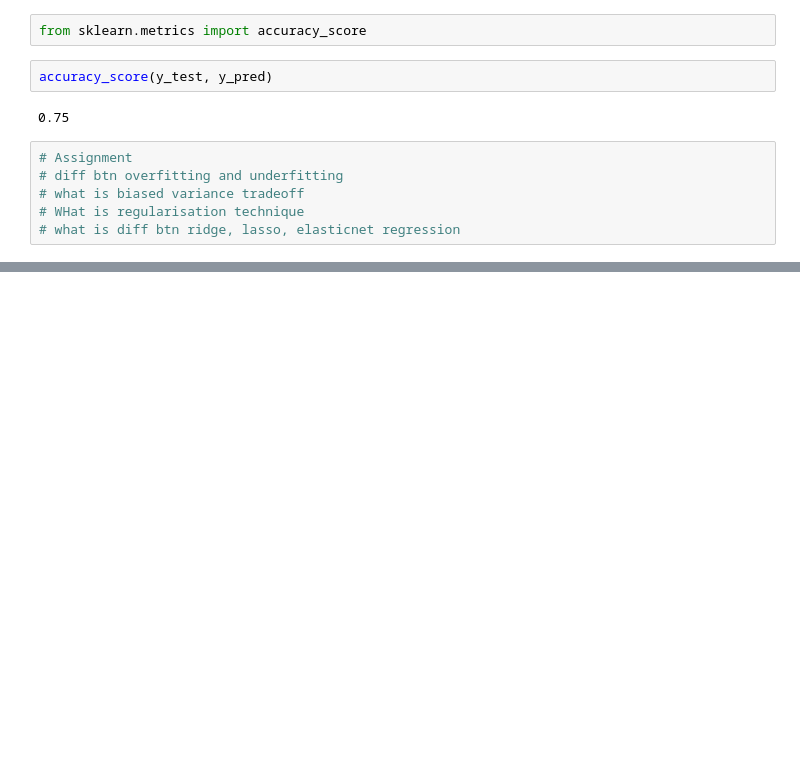
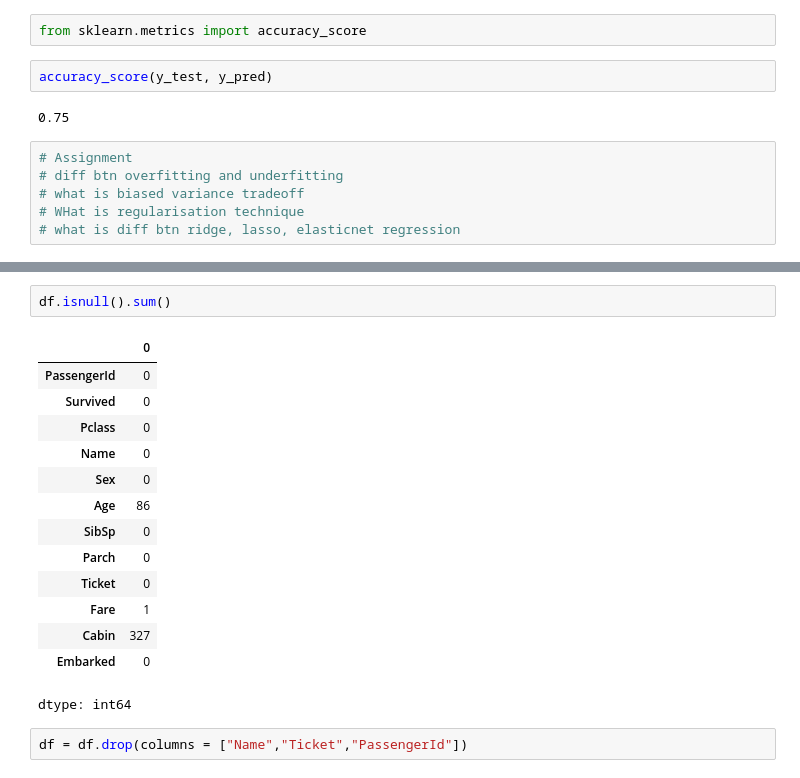
Before and after one commit to Gursewak-S/Advance-Python, a Jupyter notebook: Machine_Learning_Model.ipynb, the cells around one changed output, grey strips where cells are left out. Saved outputs shown, nothing was run; the diff lists cells and outputs as text; blank space fills up the shorter version.

```diff
--- a/Machine_Learning_Model.ipynb
+++ b/Machine_Learning_Model.ipynb
@@ -84,0 +141,19 @@ accuracy_score(y_test, y_pred)
+# %%
+df.isnull().sum()
+# %% [output]
+|  | 0 |
+| PassengerId | 0 |
+| Survived | 0 |
+| Pclass | 0 |
+| Name | 0 |
+| Sex | 0 |
+| Age | 86 |
+| SibSp | 0 |
+| Parch | 0 |
+| Ticket | 0 |
+| Fare | 1 |
+| Cabin | 327 |
+| Embarked | 0 |
+dtype: int64
+# %%
+df = df.drop(columns = ["Name","Ticket","PassengerId"])
```
Also changed, not shown: parts of 35 cells of this notebook.
